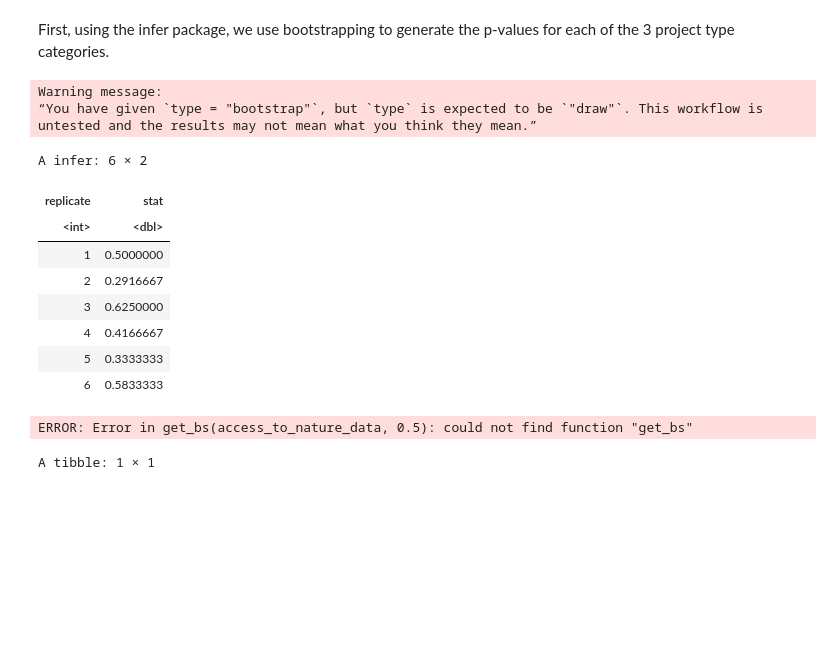
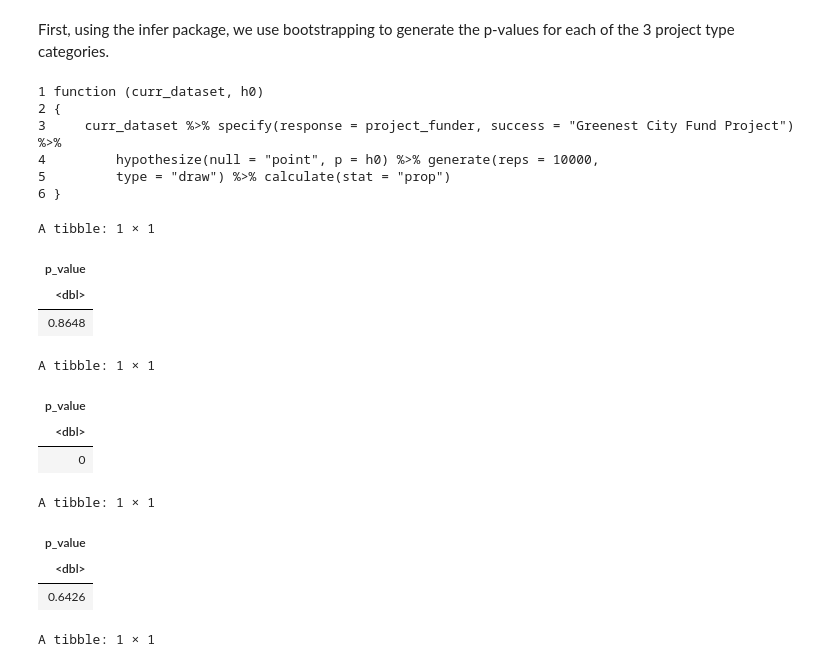
Before and after one commit to ayushtvora/stat-201-project, a Jupyter notebook: report.ipynb, the cells around one changed output. Cells and saved outputs as stored; diff of their text form; code cells hidden in the pictures; blank space fills up the shorter version.

Commit message:
Calculating the bootstrap dist for proportions (still working)

```diff
--- a/report.ipynb
+++ b/report.ipynb
@@ -226,52 +226,64 @@ First, using the infer package, we use bootstrapping to generate the p-values fo
 # %%
 set.seed(12345)
 ## Step 4a: Use Bootstrapping Infer Package
 
 ## Doing it using means intead of props beacuse piazza isnt replying and idk what im doing
 #get_bs <- function(dataset, h0) {
 #    dataset |>
 #    mutate(is_green_city = as.integer(project_funder == "Greenest City Fund Project")) |>
 #    specify(response = is_green_city) |>
 #    hypothesize(null = "point", mu = h0) |>
 #    generate(reps = 10000, type = "bootstrap") |>
 #    calculate(stat = "mean")
 #}
 
-get_bs <- access_to_nature_data %>%
+get_bs <- function(curr_dataset, h0) {
+    curr_dataset %>%
     specify(response = project_funder, success = "Greenest City Fund Project") %>%
-    hypothesize(null = "point", p = access_to_nature_phat) %>%
-    generate(reps = 10000, type = "bootstrap") %>%
+    hypothesize(null = "point", p = h0) %>%
+    generate(reps = 10000, type = "draw") %>%
     calculate(stat = "prop")
+    }
+
+head(get_bs)
 
 get_pval_bs <- function(bs, phat) {
     get_p_value(bs, obs_stat = phat, direction = "two-sided")
 }
 
 
-access_to_nature_bs <- get_bs(access_to_nature_data, 0.5)
-lighter_footprint_bs <- get_bs(lighter_footprint_data, 0.5)
-local_food_bs <- get_bs(local_food_data, 0.5)
+access_to_nature_bs <- get_bs(access_to_nature_data, access_to_nature_phat)
+lighter_footprint_bs <- get_bs(lighter_footprint_data, lighter_footprint_phat)
+local_food_bs <- get_bs(local_food_data, local_food_phat)
 
-access_to_nature_pval_bs <- get_pval_bs(access_to_nature_bs, access_to_nature_phat)
-lighter_footprint_pval_bs <- get_pval_bs(lighter_footprint_bs, lighter_footprint_phat)
-local_food_pval_bs <- get_pval_bs(local_food_bs, local_food_phat)
+
+#!!! WORKING ON THIS
+#access_to_nature_pval_bs <- get_pval_bs(access_to_nature_bs, access_to_nature_phat)
+#lighter_footprint_pval_bs <- get_pval_bs(lighter_footprint_bs, lighter_footprint_phat)
+#local_food_pval_bs <- get_pval_bs(local_food_bs, local_food_phat)
 
 access_to_nature_pval_bs
 lighter_footprint_pval_bs
 local_food_pval_bs
 # %% [output]
-Warning message:
-“You have given `type = "bootstrap"`, but `type` is expected to be `"draw"`. This workflow is untested and the results may not mean what you think they mean.”
+1 function (curr_dataset, h0)
+2 {
+3     curr_dataset %>% specify(response = project_funder, success = "Greenest City Fund Project") %>%
+4         hypothesize(null = "point", p = h0) %>% generate(reps = 10000,
+5         type = "draw") %>% calculate(stat = "prop")
+6 }
-A infer: 6 × 2
+A tibble: 1 × 1
-| replicate | stat |
-| <int> | <dbl> |
-| 1 | 0.5000000 |
-| 2 | 0.2916667 |
-| 3 | 0.6250000 |
-| 4 | 0.4166667 |
-| 5 | 0.3333333 |
-| 6 | 0.5833333 |
+| p_value |
+| <dbl> |
+| 0.8648 |
-ERROR: Error in get_bs(access_to_nature_data, 0.5): could not find function "get_bs"
+A tibble: 1 × 1
+| p_value |
+| <dbl> |
+| 0 |
+A tibble: 1 × 1
+| p_value |
+| <dbl> |
+| 0.6426 |
 # %%
 ## Visualizing the p value with the Bootstrap Sampling Distribution
 get_viz_bs <- function(bs_data, phat) {
```
